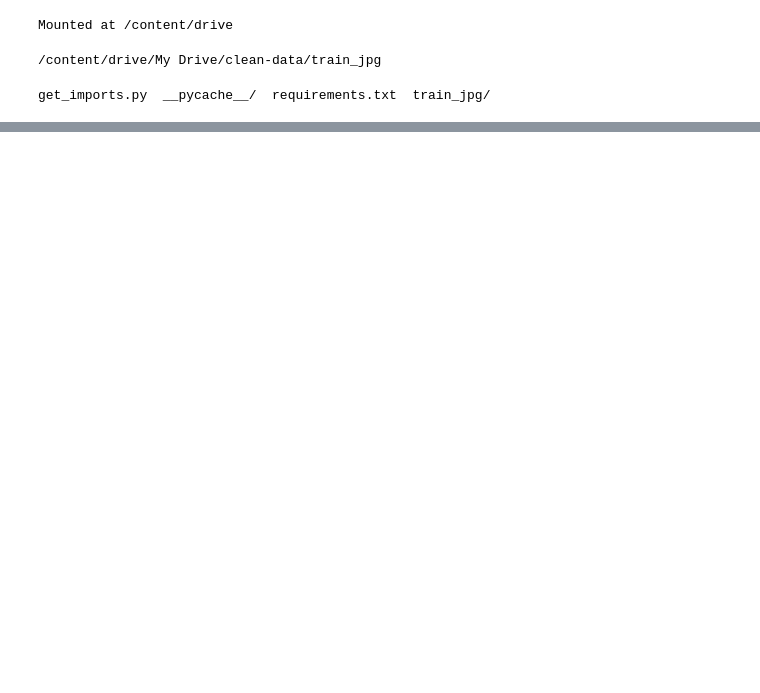
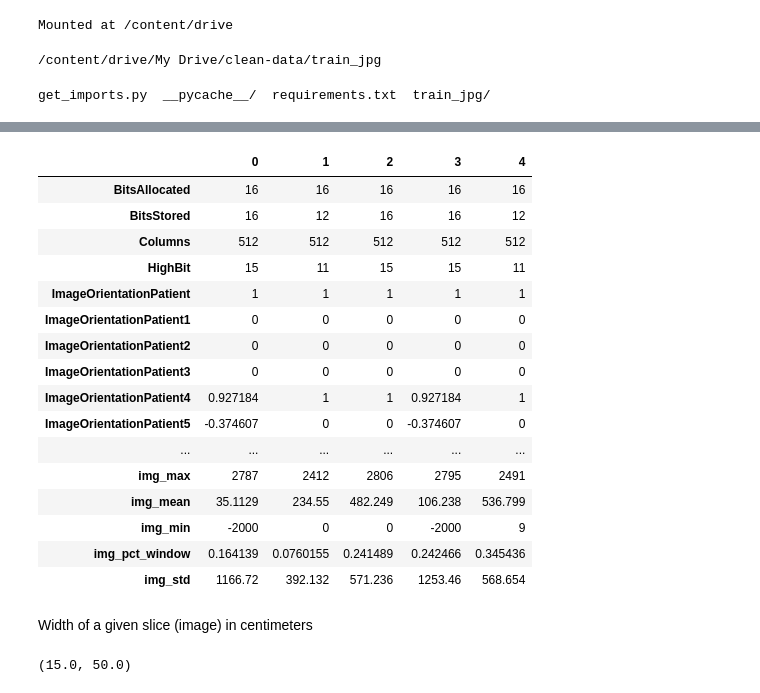
Before and after one commit to dipam7/RSNA_Intracranial-hemorrhage, a Jupyter notebook: nbs/02_data_exlporation.ipynb, the cells around one changed output, grey strips where cells are left out. Drawn from its saved outputs; the diff is of its cells as text; code cells hidden in the pictures; blank space fills up the shorter version.

```diff
--- a/nbs/02_data_exlporation.ipynb
+++ b/nbs/02_data_exlporation.ipynb
@@ -70,0 +157,27 @@ show_batch(trn_imgs)
+# %%
+trn = pd.read_feather('../meta/meta/df_trn.fth')
+trn.head().T
+# %% [output]
+|  | 0 | 1 | 2 | 3 | 4 |
+| BitsAllocated | 16 | 16 | 16 | 16 | 16 |
+| BitsStored | 16 | 12 | 16 | 16 | 12 |
+| Columns | 512 | 512 | 512 | 512 | 512 |
+| HighBit | 15 | 11 | 15 | 15 | 11 |
+| ImageOrientationPatient | 1 | 1 | 1 | 1 | 1 |
+| ImageOrientationPatient1 | 0 | 0 | 0 | 0 | 0 |
+| ImageOrientationPatient2 | 0 | 0 | 0 | 0 | 0 |
+| ImageOrientationPatient3 | 0 | 0 | 0 | 0 | 0 |
+| ImageOrientationPatient4 | 0.927184 | 1 | 1 | 0.927184 | 1 |
+| ImageOrientationPatient5 | -0.374607 | 0 | 0 | -0.374607 | 0 |
+| ... | ... | ... | ... | ... | ... |
+| img_max | 2787 | 2412 | 2806 | 2795 | 2491 |
+| img_mean | 35.1129 | 234.55 | 482.249 | 106.238 | 536.799 |
+| img_min | -2000 | 0 | 0 | -2000 | 9 |
+| img_pct_window | 0.164139 | 0.0760155 | 0.241489 | 0.242466 | 0.345436 |
+| img_std | 1166.72 | 392.132 | 571.236 | 1253.46 | 568.654 |
+# %% [markdown]
+Width of a given slice (image) in centimeters
+# %%
+round(np.min(trn['PixelSpacing1'] * trn['Rows']) / 10, 2), round(np.max(trn['PixelSpacing1'] * trn['Rows']) / 10,2)
+# %% [output]
+(15.0, 50.0)
```
Also changed, not shown: parts of 17 cells of this notebook.
